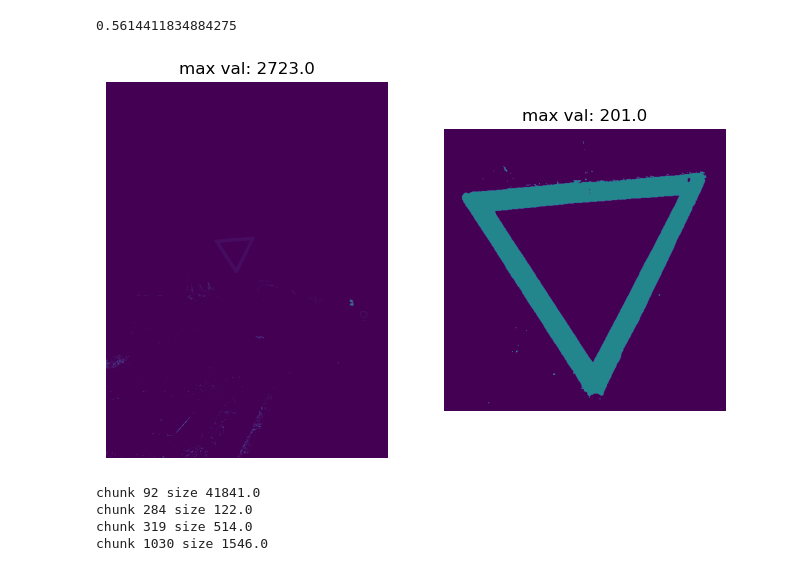
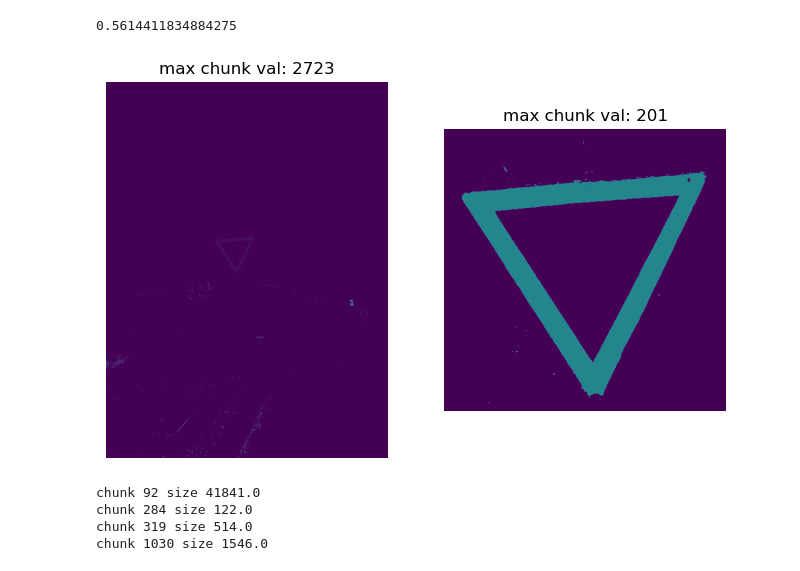
Before and after one commit to mircea-mihail/bike-system, a Jupyter notebook: scripts-and-misc/detectSigns/detect_give-way.ipynb, the cells around one changed output. Saved outputs shown, nothing was run; the diff lists cells and outputs as text; code cells hidden in the pictures.

Commit message:
displayed nicer the title of the two chunk images

```diff
--- a/scripts-and-misc/detectSigns/detect_give-way.ipynb
+++ b/scripts-and-misc/detectSigns/detect_give-way.ipynb
@@ -334,36 +334,36 @@ def fill_in_shape(p_img, p_label_mat, p_label, p_x, p_y):
 def label_red_chunks(p_img):
     label_mat = np.zeros((len(p_img), len(p_img[0])))
     current_label = 1
 
     for i in range(1, len(p_img) - 2):
         for j in range(1, len(p_img[0]) - 2):
             if is_red(p_img[i][j]) and label_mat[i][j] == 0:
                 fill_in_shape(p_img, label_mat, current_label, i, j)
                 current_label += 1
 
 
     return label_mat
 
 
 labeled_img = label_red_chunks(test_img)
 plt.figure(figsize=(8, 5))
 plt.subplot(1, 2, 1)
 plt.axis("off")
 plt.imshow(labeled_img)
-plt.title("max val: " + str(np.max(labeled_img)))
+plt.title("max chunk val: " + str(int(np.max(labeled_img))))
 
 plt.subplot(1, 2, 2)
 x_val = 1580
 y_val = 1130
 side = 500
 
 plt.imshow(labeled_img[x_val:x_val+side, y_val:y_val+side])
-plt.title("max val: " + str(np.max(labeled_img[x_val:x_val+side, y_val:y_val+side])))
+plt.title("max chunk val: " + str(int(np.max(labeled_img[x_val:x_val+side, y_val:y_val+side]))))
 
 plt.axis("off")
 plt.show()
 # %% [output]
-[figure, old version]
+[figure, new version]
 # %%
 # clasify each chunk as large enough to be a sign or not
 @dataclass
```
Also changed, not shown: parts of 1 cell of this notebook.
